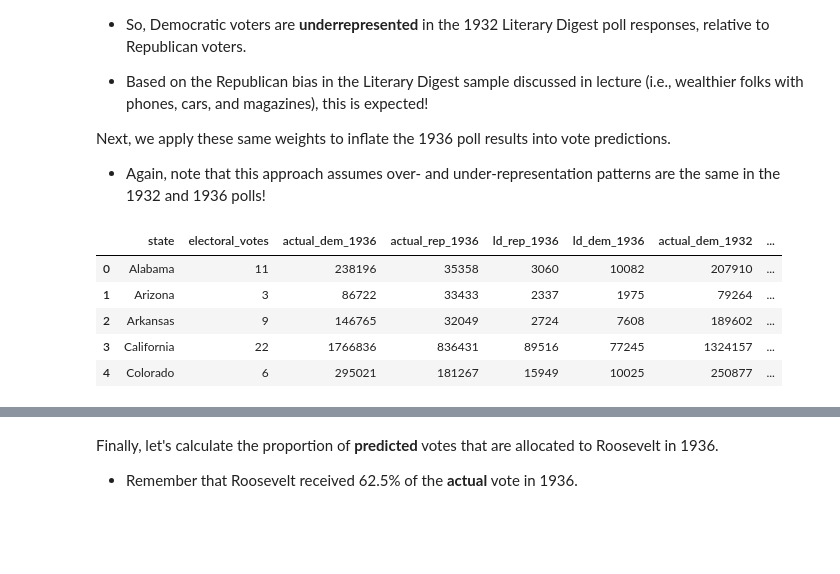
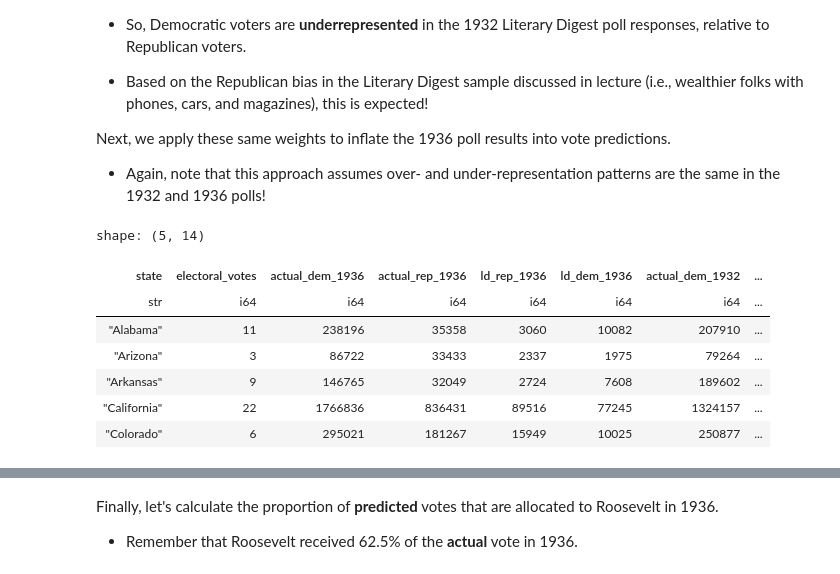
Before and after one commit to DS-100/course-notes, a Jupyter notebook: content/sampling/sampling.ipynb, the cells around one changed output, grey strips where cells are left out. Saved outputs shown, nothing was run; the diff lists cells and outputs as text; code cells hidden in the pictures; blank space fills up the shorter version.

```diff
--- a/content/sampling/sampling.ipynb
+++ b/content/sampling/sampling.ipynb
@@ -354,6 +460,6 @@ Literary Digest also had a 1932 poll! We will use this data for post-stratificat
 
 Note: Votes from parties other than Democratic and Republican are excluded from this dataset.
 # %%
-poll = pd.read_csv('data/literary-digest-summary-data.csv')
+poll = pl.read_csv('data/literary-digest-summary-data.csv')
 poll.head()
 # %% [output]
@@ -424,7 +585,9 @@ Let's make the **big** assumption that respondents in `ld_dem_1932` are represen
 
 - All we need to do is divide the actual vote counts by the corresponding number of respondents, for each combination of party and state.
 # %%
-poll['dem_reweight_factor'] = poll['actual_dem_1932'] / poll['ld_dem_1932']
-poll['rep_reweight_factor'] = poll['actual_rep_1932'] / poll['ld_rep_1932']
+poll = poll.with_columns(
+    (pl.col('actual_dem_1932') / pl.col('ld_dem_1932')).alias('dem_reweight_factor'),
+    (pl.col('actual_rep_1932') / pl.col('ld_rep_1932')).alias('rep_reweight_factor'),
+)
 poll.tail()
 # %% [output]
@@ -449,13 +683,17 @@ Next, we apply these same weights to inflate the 1936 poll results into vote pre
 
 - Again, note that this approach assumes over- and under-representation patterns are the same in the 1932 and 1936 polls!
 # %%
-poll['pred_dem_1936'] = round(poll['ld_dem_1936'] * poll['dem_reweight_factor'])
-poll['pred_rep_1936'] = round(poll['ld_rep_1936'] * poll['rep_reweight_factor'])
+poll = poll.with_columns(
+    (pl.col('ld_dem_1936') * pl.col('dem_reweight_factor')).round().alias('pred_dem_1936'),
+    (pl.col('ld_rep_1936') * pl.col('rep_reweight_factor')).round().alias('pred_rep_1936'),
+)
 poll.head()
 # %% [output]
+shape: (5, 14)
-|  | state | electoral_votes | actual_dem_1936 | actual_rep_1936 | ld_rep_1936 | ld_dem_1936 | actual_dem_1932 | ... |
-| 0 | Alabama | 11 | 238196 | 35358 | 3060 | 10082 | 207910 | ... |
-| 1 | Arizona | 3 | 86722 | 33433 | 2337 | 1975 | 79264 | ... |
-| 2 | Arkansas | 9 | 146765 | 32049 | 2724 | 7608 | 189602 | ... |
-| 3 | California | 22 | 1766836 | 836431 | 89516 | 77245 | 1324157 | ... |
-| 4 | Colorado | 6 | 295021 | 181267 | 15949 | 10025 | 250877 | ... |
+| state | electoral_votes | actual_dem_1936 | actual_rep_1936 | ld_rep_1936 | ld_dem_1936 | actual_dem_1932 | ... |
+| str | i64 | i64 | i64 | i64 | i64 | i64 | ... |
+| "Alabama" | 11 | 238196 | 35358 | 3060 | 10082 | 207910 | ... |
+| "Arizona" | 3 | 86722 | 33433 | 2337 | 1975 | 79264 | ... |
+| "Arkansas" | 9 | 146765 | 32049 | 2724 | 7608 | 189602 | ... |
+| "California" | 22 | 1766836 | 836431 | 89516 | 77245 | 1324157 | ... |
+| "Colorado" | 6 | 295021 | 181267 | 15949 | 10025 | 250877 | ... |
```
Also changed, not shown: parts of 23 cells of this notebook.
